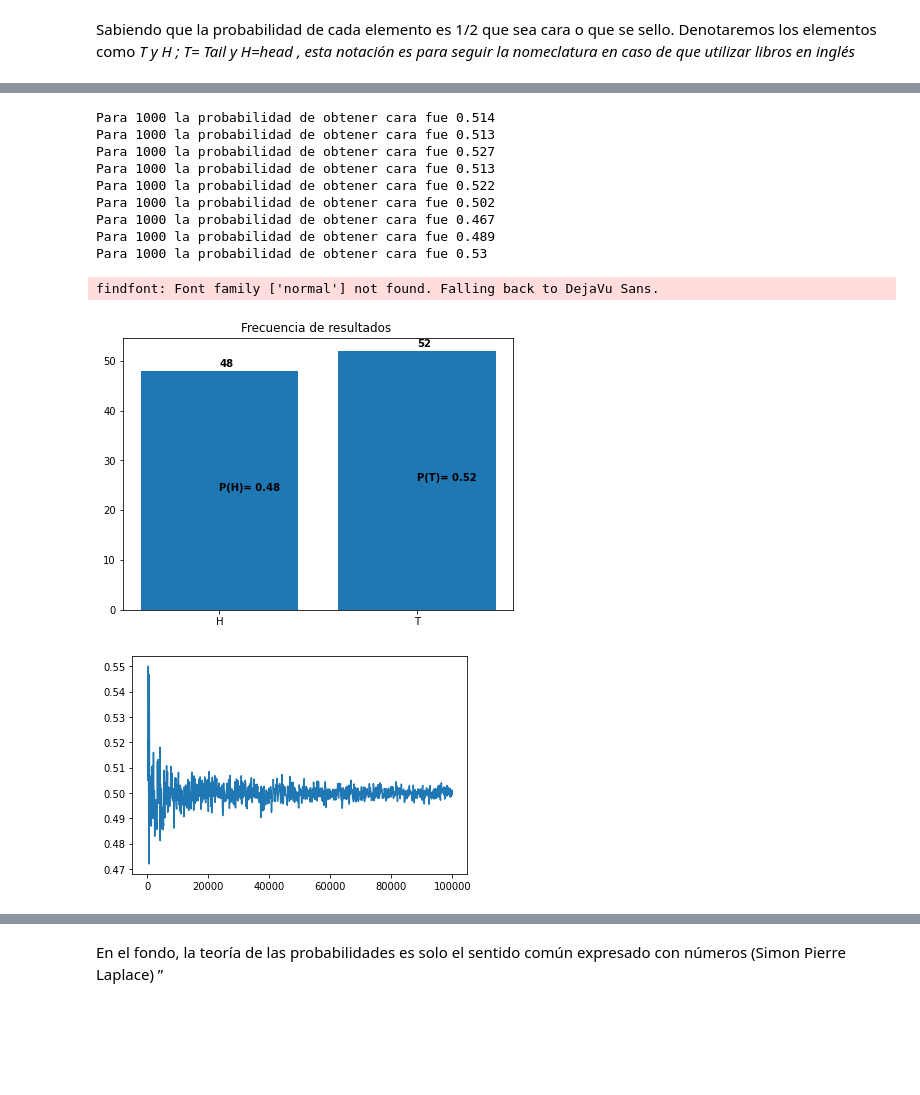
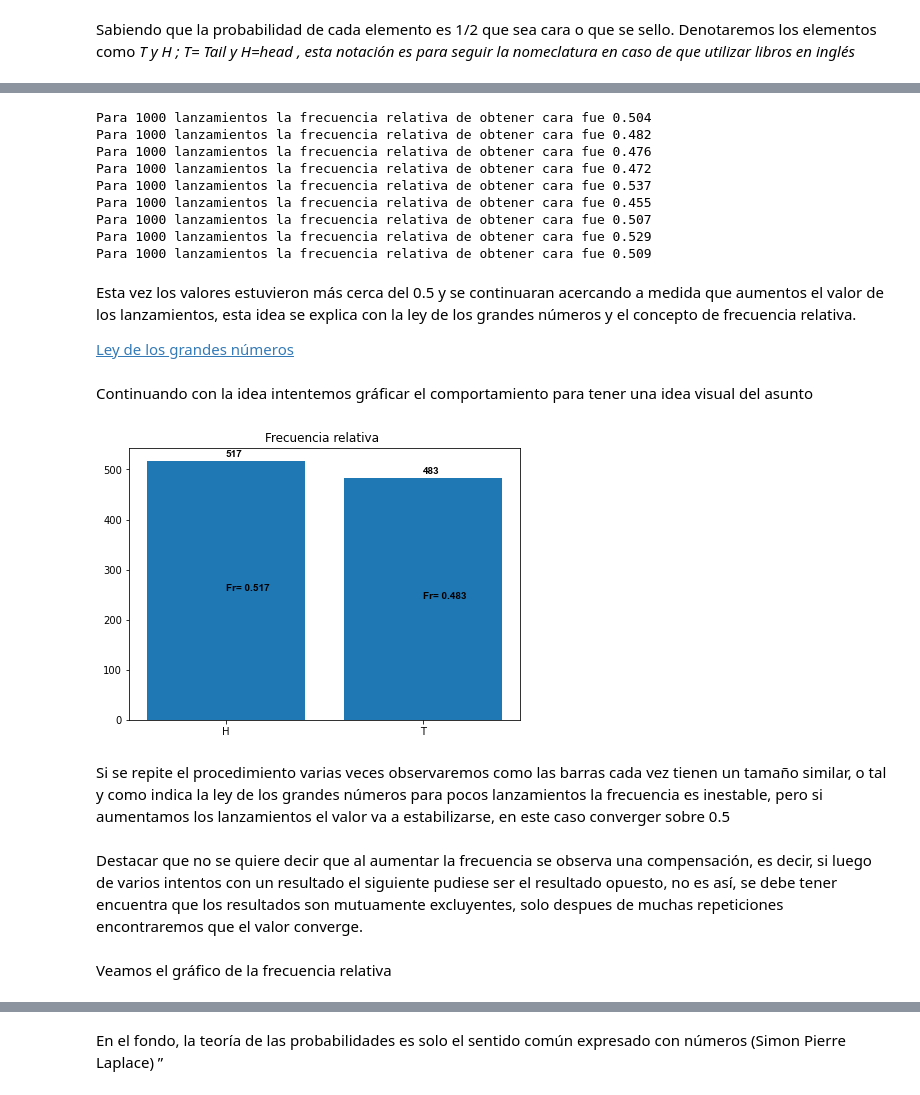
Before and after one commit to Hramos93/Prob_Estadistica, a Jupyter notebook: Teoria_Probabilidades/Introduccion_probabilidad.ipynb, the cells around one changed output, grey strips where cells are left out. Cells and saved outputs as stored; diff of their text form; code cells hidden in the pictures; blank space fills up the shorter version.

Commit message:
Se ajustaron los gráficos

```diff
--- a/Teoria_Probabilidades/Introduccion_probabilidad.ipynb
+++ b/Teoria_Probabilidades/Introduccion_probabilidad.ipynb
@@ -3,5 +2,9 @@ import pandas as pd
 import matplotlib.pyplot as plt
 import numpy as np
+# %%
+font = {'family' : 'Arial',
+        'weight' : 'bold',
+        'size'   : 10}
 # %% [markdown]
 ## Introdución a la Probabilidad
 # %% [markdown]
@@ -97,49 +106,55 @@ Para 10 la probabilidad de obtener cara fue 0.3
 # %%
-prueba = 1
-while prueba < 10:
+#Aumentamos la cantidad de lanzamientos a 1000
+test = 1
+while test < 10:
     testI(1000,True)
-    prueba +=1
+    test +=1
 # %% [output]
-Para 1000 la probabilidad de obtener cara fue 0.514
-Para 1000 la probabilidad de obtener cara fue 0.513
-Para 1000 la probabilidad de obtener cara fue 0.527
-Para 1000 la probabilidad de obtener cara fue 0.513
-Para 1000 la probabilidad de obtener cara fue 0.522
-Para 1000 la probabilidad de obtener cara fue 0.502
-Para 1000 la probabilidad de obtener cara fue 0.467
-Para 1000 la probabilidad de obtener cara fue 0.489
-Para 1000 la probabilidad de obtener cara fue 0.53
+Para 1000 lanzamientos la frecuencia relativa de obtener cara fue 0.504
+Para 1000 lanzamientos la frecuencia relativa de obtener cara fue 0.482
+Para 1000 lanzamientos la frecuencia relativa de obtener cara fue 0.476
+Para 1000 lanzamientos la frecuencia relativa de obtener cara fue 0.472
+Para 1000 lanzamientos la frecuencia relativa de obtener cara fue 0.537
+Para 1000 lanzamientos la frecuencia relativa de obtener cara fue 0.455
+Para 1000 lanzamientos la frecuencia relativa de obtener cara fue 0.507
+Para 1000 lanzamientos la frecuencia relativa de obtener cara fue 0.529
+Para 1000 lanzamientos la frecuencia relativa de obtener cara fue 0.509
-# %%
-font = {'family' : 'normal',
-        'weight' : 'bold',
-        'size'   : 10}
+# %% [markdown]
+Esta vez los valores estuvieron más cerca del 0.5 y se continuaran acercando a medida que aumentos el valor de los lanzamientos, esta idea se explica con la ley de los grandes números y el concepto de frecuencia relativa.
+
+<a href=" https://en.wikipedia.org/wiki/Law_of_large_numbers">    Ley de los grandes números </a>
+# %% [markdown]
+Continuando con la idea intentemos gráficar el comportamiento para tener una idea visual del asunto
 # %%
 def testII(lanzamientos:int, plot=False):
     a  = lanzamientos
     opciones = ['H','T']
     prob = [0.5 , 0.5]
-    simulacion = np.random.choice(['H','T'],size=lanzamientos, p=prob)
+    simulacion = np.random.choice(opciones,size=lanzamientos, p=prob)
     valores, cant = np.unique(simulacion, return_counts=True)
 
     if plot == True:
         plt.figure(figsize=(7,5))
         plt.bar(valores,cant)
-        plt.title('Frecuencia de resultados ')
+        plt.title('Frecuencia relativa ')
 
         plt.text(valores[0],cant[0]+(a*0.009),cant[0],font)
-        plt.text(valores[0],cant[0]-(cant[0]*0.5),'P(H)= {}'.format(round(cant[0]/cant.sum(),3)),font)
+        plt.text(valores[0],cant[0]-(cant[0]*0.5),'Fr= {}'.format(round(cant[0]/cant.sum(),3)),font)
         plt.text(valores[1],cant[1]+(a*0.009),cant[1],font)
-        plt.text(valores[1],cant[1]-(cant[1]*0.5),'P(T)= {}'.format(round(cant[1]/cant.sum(),3)),font)
+        plt.text(valores[1],cant[1]-(cant[1]*0.5),'Fr= {}'.format(round(cant[1]/cant.sum(),3)),font)
         plt.show()
 
     else:
-        print("Para {lan} la probabilidad de obtener cara fue {p}".format(lan=lanzamientos,p=cant[0]/len(simulacion)))
 
-
-    return
+        return valores, cant
 # %%
-testII(100,True)
+testII(1000,True)
 # %% [output]
-findfont: Font family ['normal'] not found. Falling back to DejaVu Sans.
-[figure, old version]
+[figure, new version]
+# %% [markdown]
+Si se repite el procedimiento varias veces observaremos como las barras cada vez tienen un tamaño similar, o tal y como indica la ley de los grandes números para pocos lanzamientos la frecuencia es inestable, pero si aumentamos los lanzamientos el valor va a estabilizarse, en este caso converger sobre 0.5
+# %% [markdown]
+Destacar que no se quiere decir que al aumentar la frecuencia se observa una compensación, es decir, si luego de varios intentos con un resultado el siguiente pudiese ser el resultado opuesto, no es así, se debe tener encuentra que los resultados son mutuamente excluyentes, solo despues de muchas repeticiones encontraremos que el valor converge.
+# %% [markdown]
+Veamos el gráfico de la frecuencia relativa
 # %%
@@ -152,5 +166,0 @@ for i in range(inicio,final,inicio):
-# %%
-plt.plot(guardar.keys(), guardar.values())
-plt.show()
-# %% [output]
-[figure, removed]
```
Also changed, not shown: parts of 25 cells of this notebook.
